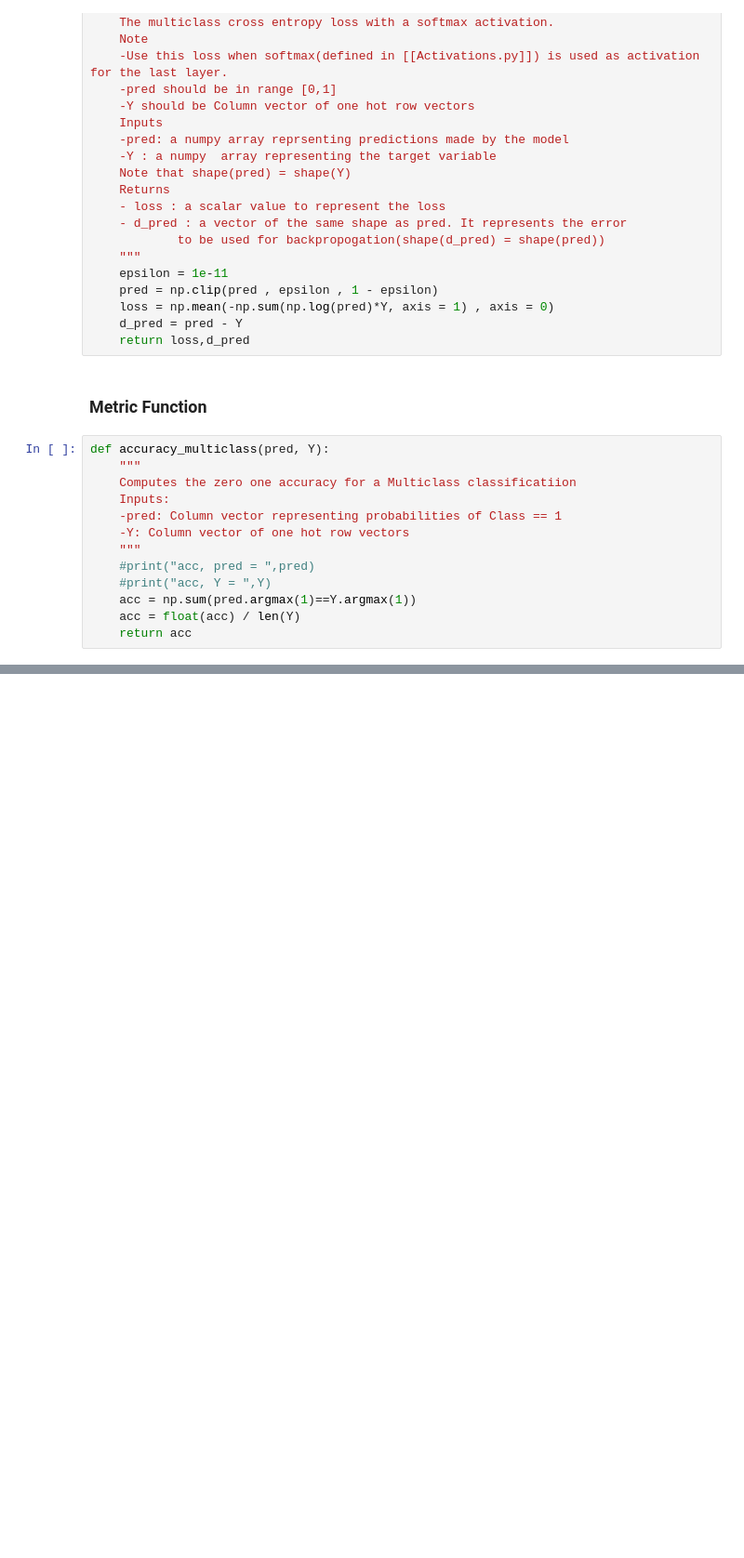
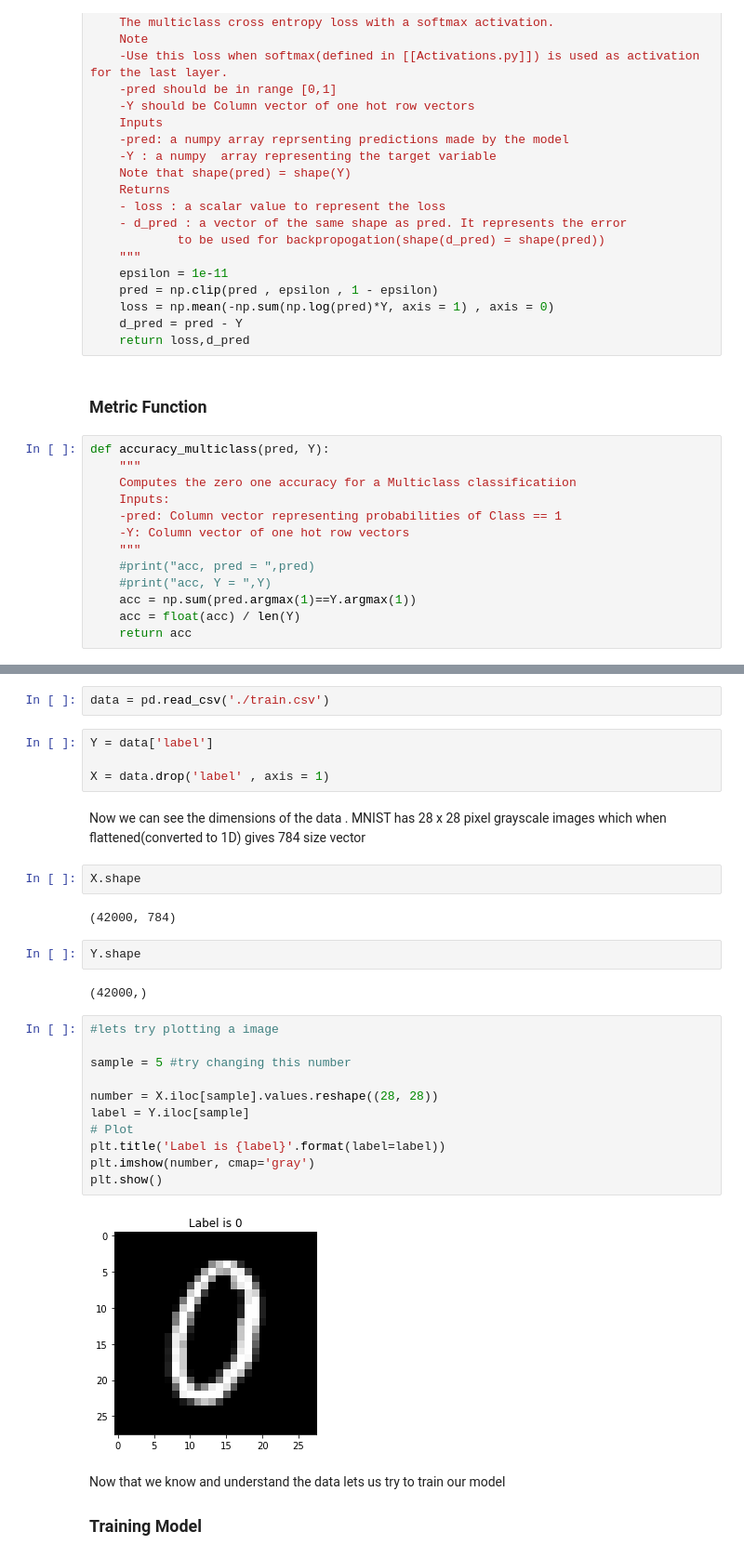
Before and after one commit to mehulrastogi/BITS-F312, a Jupyter notebook: Lab_02/Multilayer Perceptron.ipynb, the cells around one changed output, grey strips where cells are left out. Shown at 93% size. Saved outputs shown, nothing was run; the diff lists cells and outputs as text; blank space fills up the shorter version.

```diff
--- a/Lab_02/Multilayer Perceptron.ipynb
+++ b/Lab_02/Multilayer Perceptron.ipynb
@@ -598,0 +630,33 @@ def accuracy_multiclass(pred, Y):
+# %%
+data = pd.read_csv('./train.csv')
+# %%
+Y = data['label']
+
+X = data.drop('label' , axis = 1)
+# %% [markdown]
+Now we can see the dimensions of the data . MNIST has 28 x 28 pixel grayscale images which when flattened(converted to 1D) gives 784 size vector
+# %%
+X.shape
+# %% [output]
+(42000, 784)
+# %%
+Y.shape
+# %% [output]
+(42000,)
+# %%
+#lets try plotting a image
+
+sample = 5 #try changing this number
+
+number = X.iloc[sample].values.reshape((28, 28))
+label = Y.iloc[sample]
+# Plot
+plt.title('Label is {label}'.format(label=label))
+plt.imshow(number, cmap='gray')
+plt.show()
+# %% [output]
+[figure, added]
+# %% [markdown]
+Now that we know and understand the data lets us try to train our model
+
+### Training Model
```
Also changed, not shown: parts of 28 cells of this notebook, 4 other files.
